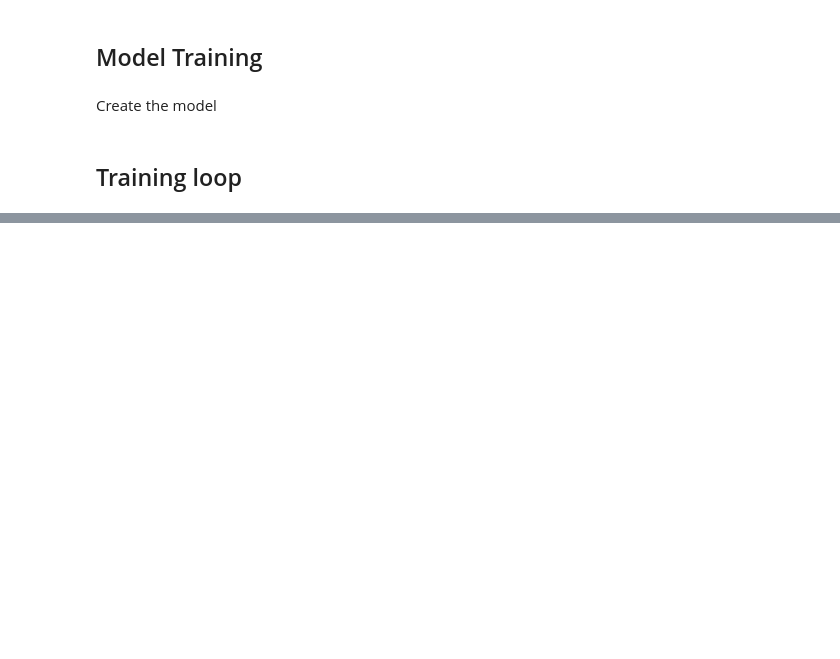
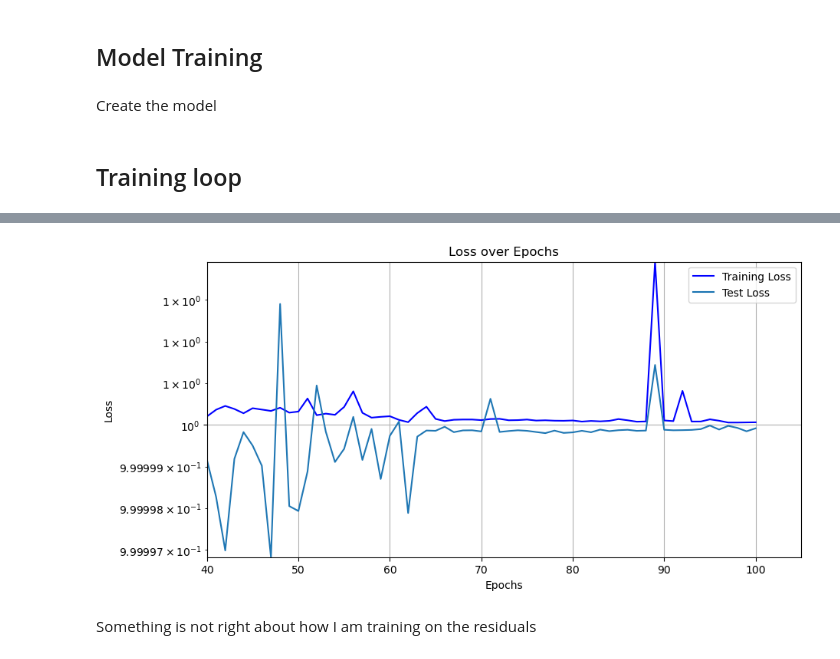
Before and after one commit to ewang26/multistage, a Jupyter notebook: data_generation.ipynb, the cells around one changed output, grey strips where cells are left out. Saved outputs shown, nothing was run; the diff lists cells and outputs as text; code cells hidden in the pictures; blank space fills up the shorter version.

```diff
--- a/data_generation.ipynb
+++ b/data_generation.ipynb
@@ -276,0 +379,41 @@ num_above_5
+# %%
+# Training loop for residual model
+train_losses2 = []
+test_losses2 = []
+
+num_epochs = 100
+for epoch in range(num_epochs):
+    residual_model.train()
+    train_loss = 0.0
+    test_loss = 0.0
+
+    for batch_derivatives, batch_residuals in residual_train_loader:
+        outputs = residual_model(batch_derivatives)
+        loss = residual_criterion(outputs, batch_residuals)
+
+        residual_optimizer.zero_grad()
+        loss.backward()
+        residual_optimizer.step()
+        train_loss += loss.item()
+
+    train_loss /= len(residual_train_loader)
+
+    residual_model.eval()
+    with torch.no_grad():
+        for batch_derivatives, batch_residuals in residual_test_loader:
+            outputs = residual_model(batch_derivatives)
+            loss = residual_criterion(outputs, batch_residuals)
+            test_loss += loss.item()
+
+    test_loss /= len(residual_test_loader)
+
+    print(f'Epoch [{epoch+1}/{num_epochs}], Train Loss: {train_loss:.4f}, Test Loss: {test_loss:.4f}')
+
+    train_losses2.append(train_loss)
+    test_losses2.append(test_loss)
+
+
+# Save the residual model
+torch.save(residual_model.state_dict(), 'residual_model.pth')
+
+print("Residual model training finished!")
@@ -276,0 +438,6 @@ num_above_5
+# %%
+plot_losses(train_losses=train_losses2, test_losses=test_losses2, xmin=40)
+# %% [output]
+[figure, added]
+# %% [markdown]
+Something is not right about how I am training on the residuals
```
Also changed, not shown: parts of 20 cells of this notebook, 2 other files.
